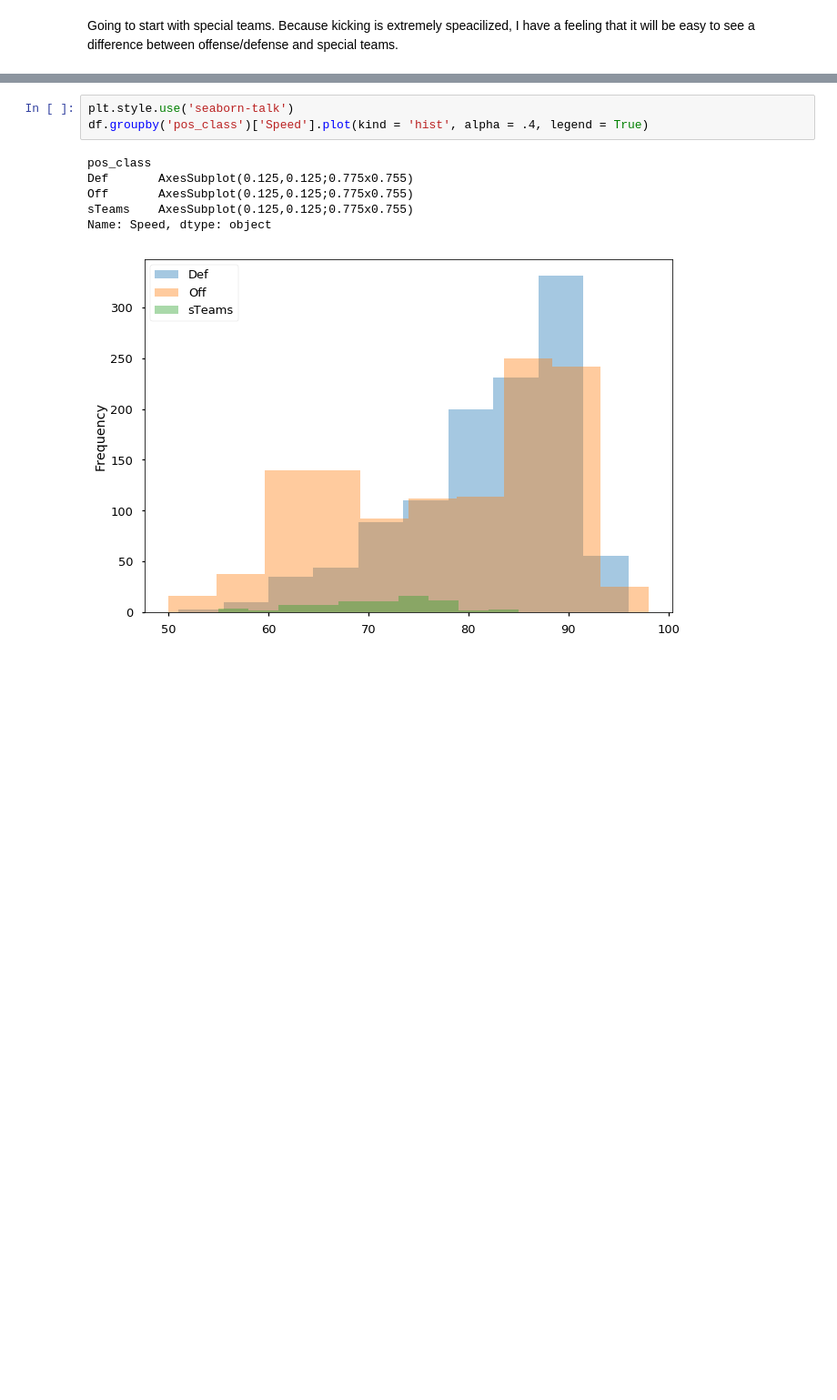
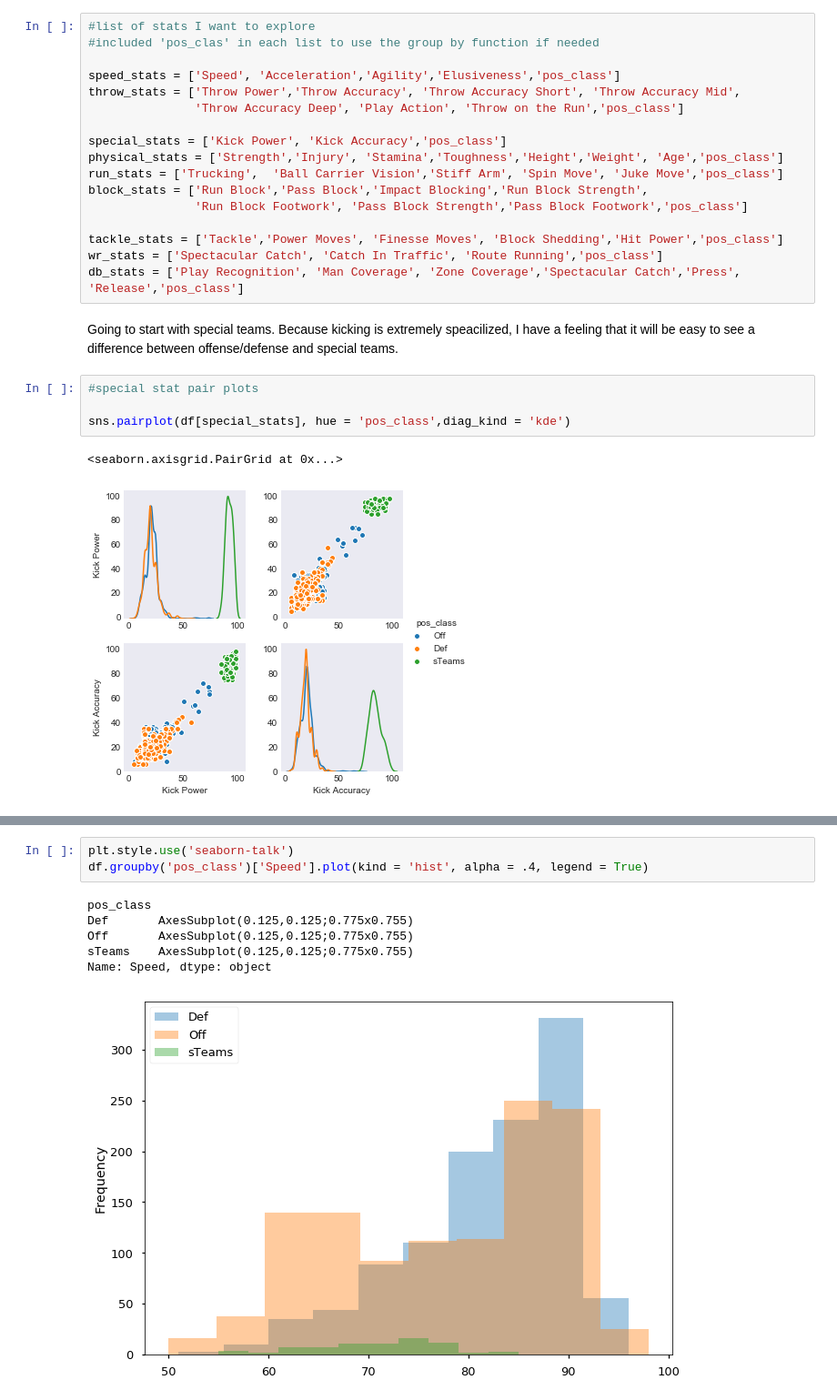
Before and after one commit to JohnErnestBonanno/MaddenML, a Jupyter notebook: MaddenML.ipynb, the cells around one changed output, grey strips where cells are left out. Shown at 91% size. Cells and saved outputs as stored; diff of their text form; blank space fills up the shorter version.

Commit message:
Perform EDA on Kicking & Blocking

```diff
--- a/MaddenML.ipynb
+++ b/MaddenML.ipynb
@@ -154,2 +152,26 @@ plt.style.use('seaborn-dark')
+# %%
+#list of stats I want to explore
+#included 'pos_clas' in each list to use the group by function if needed
+
+speed_stats = ['Speed', 'Acceleration','Agility','Elusiveness','pos_class']
+throw_stats = ['Throw Power','Throw Accuracy', 'Throw Accuracy Short', 'Throw Accuracy Mid',
+               'Throw Accuracy Deep', 'Play Action', 'Throw on the Run','pos_class']
+
+special_stats = ['Kick Power', 'Kick Accuracy','pos_class']
+physical_stats = ['Strength','Injury', 'Stamina','Toughness','Height','Weight', 'Age','pos_class']
+run_stats = ['Trucking',  'Ball Carrier Vision','Stiff Arm', 'Spin Move', 'Juke Move','pos_class']
+block_stats = ['Run Block','Pass Block','Impact Blocking','Run Block Strength',
+               'Run Block Footwork', 'Pass Block Strength','Pass Block Footwork','pos_class']
+
+tackle_stats = ['Tackle','Power Moves', 'Finesse Moves', 'Block Shedding','Hit Power','pos_class']
+wr_stats = ['Spectacular Catch', 'Catch In Traffic', 'Route Running','pos_class']
+db_stats = ['Play Recognition', 'Man Coverage', 'Zone Coverage','Spectacular Catch','Press', 'Release','pos_class']
 # %% [markdown]
 Going to start with special teams.  Because kicking is extremely speacilized, I have a feeling that it will be easy to see a difference between offense/defense and special teams.
+# %%
+#special stat pair plots
+
+sns.pairplot(df[special_stats], hue = 'pos_class',diag_kind = 'kde')
+# %% [output]
+<seaborn.axisgrid.PairGrid at 0x...>
+[figure, added]
```
Also changed, not shown: parts of 12 cells of this notebook.
